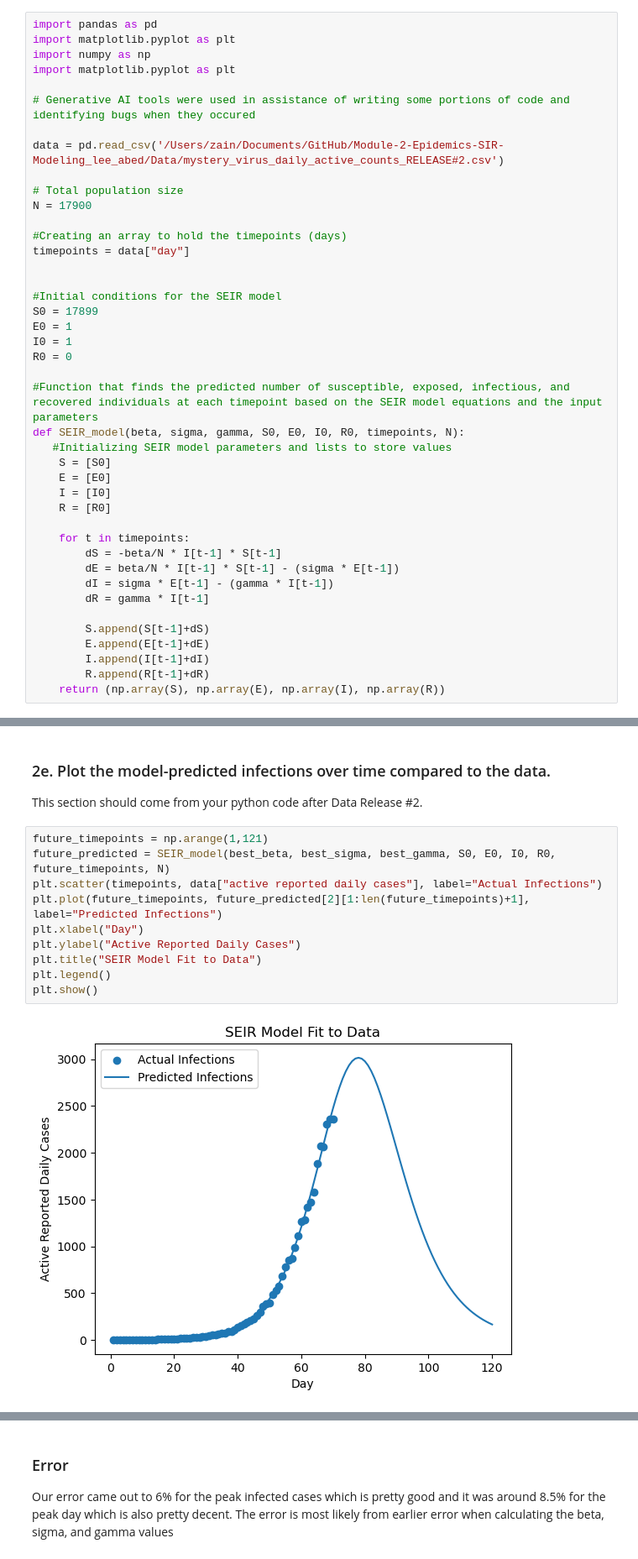
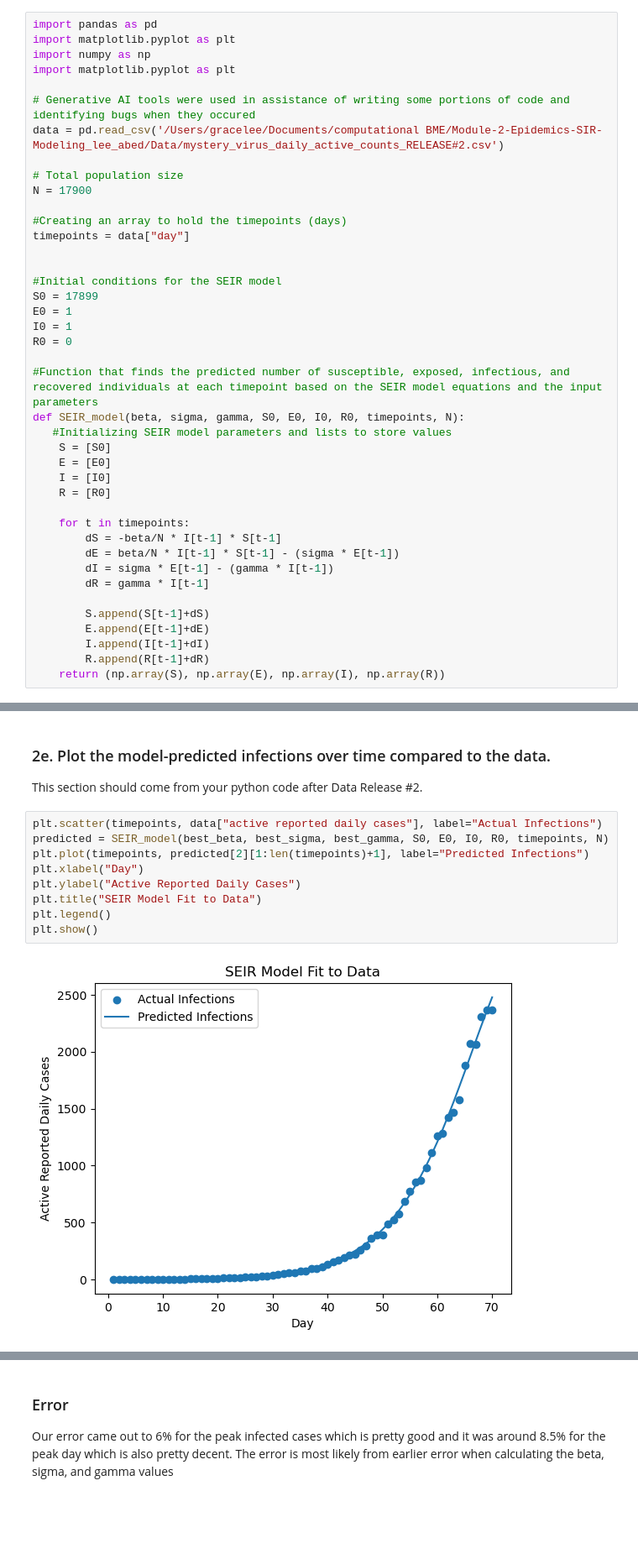
Before and after one commit to gracevl/Module-2-Epidemics-SIR-Modeling_lee_abed, a Jupyter notebook: Notebook examples/Template_student_final_notebook.ipynb, the cells around one changed output, grey strips where cells are left out. Shown at 84% size. Cells and saved outputs as stored; diff of their text form; blank space fills up the shorter version.

```diff
--- a/Notebook examples/Template_student_final_notebook.ipynb
+++ b/Notebook examples/Template_student_final_notebook.ipynb
@@ -100,8 +100,7 @@ import numpy as np
 import matplotlib.pyplot as plt
 
 # Generative AI tools were used in assistance of writing some portions of code and identifying bugs when they occured
-
-data = pd.read_csv('/Users/zain/Documents/GitHub/Module-2-Epidemics-SIR-Modeling_lee_abed/Data/mystery_virus_daily_active_counts_RELEASE#2.csv')
+data = pd.read_csv('/Users/gracelee/Documents/computational BME/Module-2-Epidemics-SIR-Modeling_lee_abed/Data/mystery_virus_daily_active_counts_RELEASE#2.csv')
 
 # Total population size
 N = 17900
@@ -189,15 +188,14 @@ Best SSE:  74689.87651924638
 ### 2e. Plot the model-predicted infections over time compared to the data.
 This section should come from your python code after Data Release #2.
 # %%
-future_timepoints = np.arange(1,121)
-future_predicted = SEIR_model(best_beta, best_sigma, best_gamma, S0, E0, I0, R0, future_timepoints, N)
 plt.scatter(timepoints, data["active reported daily cases"], label="Actual Infections")
-plt.plot(future_timepoints, future_predicted[2][1:len(future_timepoints)+1], label="Predicted Infections")
+predicted = SEIR_model(best_beta, best_sigma, best_gamma, S0, E0, I0, R0, timepoints, N)
+plt.plot(timepoints, predicted[2][1:len(timepoints)+1], label="Predicted Infections")
 plt.xlabel("Day")
 plt.ylabel("Active Reported Daily Cases")
 plt.title("SEIR Model Fit to Data")
 plt.legend()
 plt.show()
 # %% [output]
-[figure, old version]
+[figure, new version]
 # %% [markdown]
```
Also changed, not shown: parts of 4 cells of this notebook.
